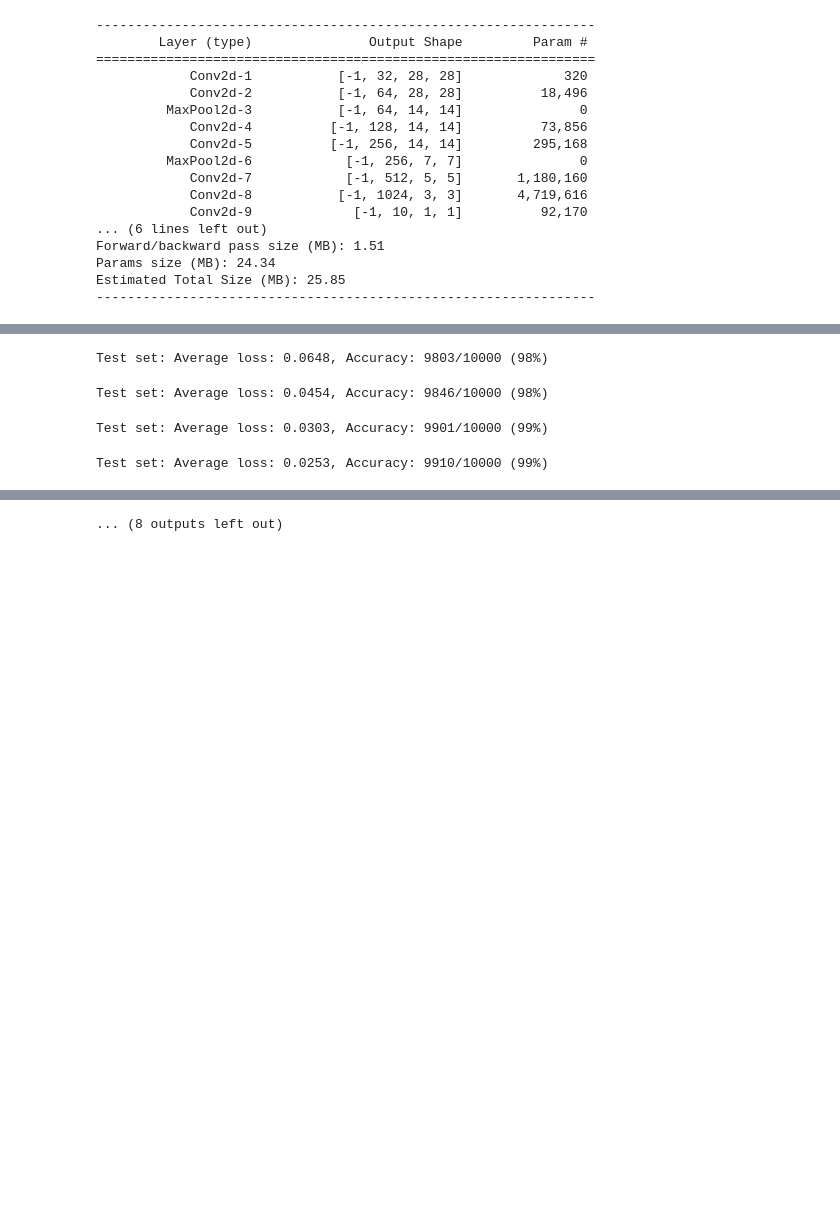
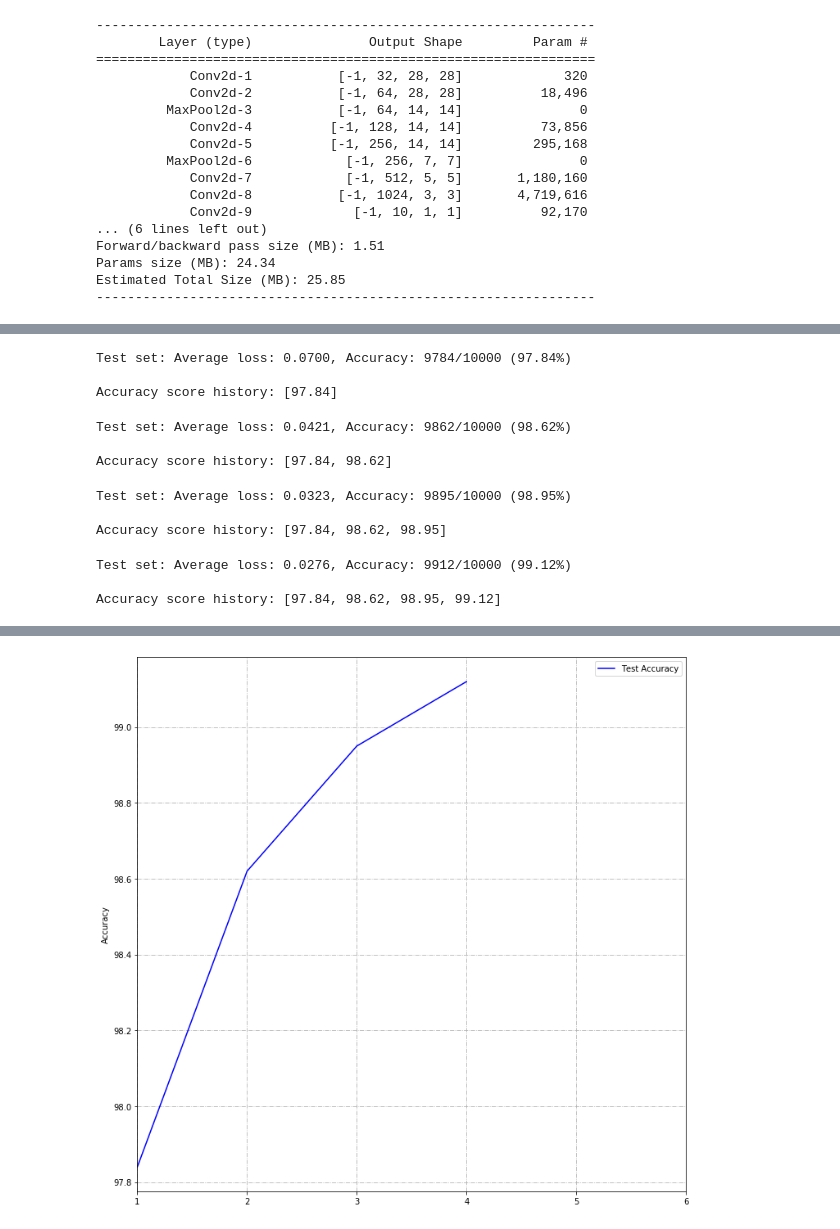
Before and after one commit to Shashank-Holla/TSAI-EVA4, a Jupyter notebook: EVA4_Session4_MNIST.ipynb, the cells around one changed output, grey strips where cells are left out. Drawn from its saved outputs; the diff is of its cells as text; code cells hidden in the pictures; blank space fills up the shorter version.

Commit message:
Added Accuracy graph across epoch to check for model improvement.

```diff
--- a/EVA4_Session4_MNIST.ipynb
+++ b/EVA4_Session4_MNIST.ipynb
@@ -164,14 +152,13 @@ def train(model, device, train_loader, optimizer, epoch):
         #Gradients propagated back into each of the network's parameters.
         optimizer.step()
         pbar.set_description(desc= f'loss={loss.item()} batch_id={batch_idx}')
-        #torch.save(model.state_dict(), '/results/model.pth')
-        #torch.save(optimizer.state_dict(), '/results/optimizer.pth')
 
 
 def test(model, device, test_loader):
     model.eval()
     test_loss = 0
     correct = 0
+
     with torch.no_grad():
         for data, target in test_loader:
             data, target = data.to(device), target.to(device)
@@ -180,20 +167,44 @@ def test(model, device, test_loader):
             pred = output.argmax(dim=1, keepdim=True)  # get the index of the max log-probability
             correct += pred.eq(target.view_as(pred)).sum().item()
 
+
     test_loss /= len(test_loader.dataset)
 
-    print('\nTest set: Average loss: {:.4f}, Accuracy: {}/{} ({:.0f}%)\n'.format(
+    print('\nTest set: Average loss: {:.4f}, Accuracy: {}/{} ({:.2f}%)\n'.format(
         test_loss, correct, len(test_loader.dataset),
         100. * correct / len(test_loader.dataset)))
+
+    accuracy_hist.append(round(100. * correct / len(test_loader.dataset),2))
+    print('Accuracy score history:',accuracy_hist)
+
+    if (epoch == (epoch_lim-1)):
+      plt.figure(figsize=(12,12))
+      ax = plt.gca()
+      ax.set_xlim([1, epoch + 2])
+      plt.ylabel('Accuracy')
+      plt.plot(range(1, epoch + 1), accuracy_hist[:epoch+1], 'b', label='Test Accuracy')
+      ax.grid(linestyle='-.')
+      plt.legend()
+      plt.show()
 # %%
 model = Net().to(device)
 optimizer = optim.SGD(model.parameters(), lr=0.01, momentum=0.9)
+epoch_lim = 5
+accuracy_hist = []
+for epoch in range(1, epoch_lim):
 
-for epoch in range(1, 21):
     train(model, device, train_loader, optimizer, epoch)
     test(model, device, test_loader)
 # %% [output]
-Test set: Average loss: 0.0648, Accuracy: 9803/10000 (98%)
+Test set: Average loss: 0.0700, Accuracy: 9784/10000 (97.84%)
+
+Accuracy score history: [97.84]
-Test set: Average loss: 0.0454, Accuracy: 9846/10000 (98%)
+Test set: Average loss: 0.0421, Accuracy: 9862/10000 (98.62%)
+
+Accuracy score history: [97.84, 98.62]
-Test set: Average loss: 0.0303, Accuracy: 9901/10000 (99%)
+Test set: Average loss: 0.0323, Accuracy: 9895/10000 (98.95%)
+
+Accuracy score history: [97.84, 98.62, 98.95]
-Test set: Average loss: 0.0253, Accuracy: 9910/10000 (99%)
+Test set: Average loss: 0.0276, Accuracy: 9912/10000 (99.12%)
+
+Accuracy score history: [97.84, 98.62, 98.95, 99.12]
@@ -208 +211 @@ Test set: Average loss: 0.0318, Accuracy: 9918/10000 (99%)
-... (8 outputs left out)
+[figure, added]
```
Also changed, not shown: parts of 3 cells of this notebook.
